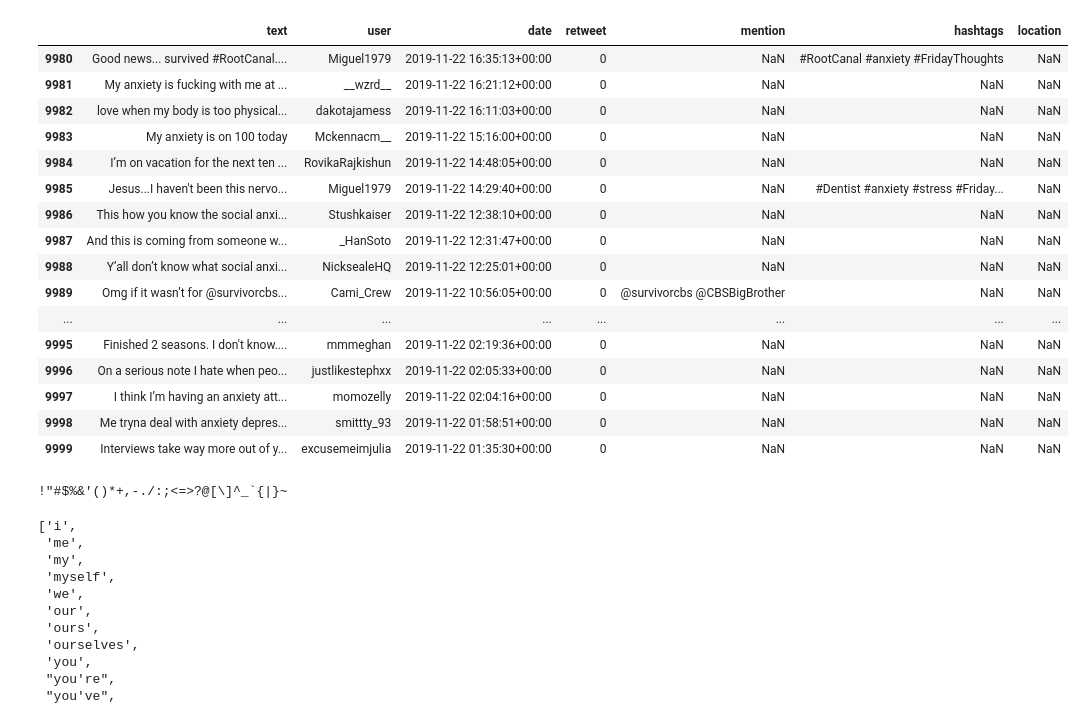
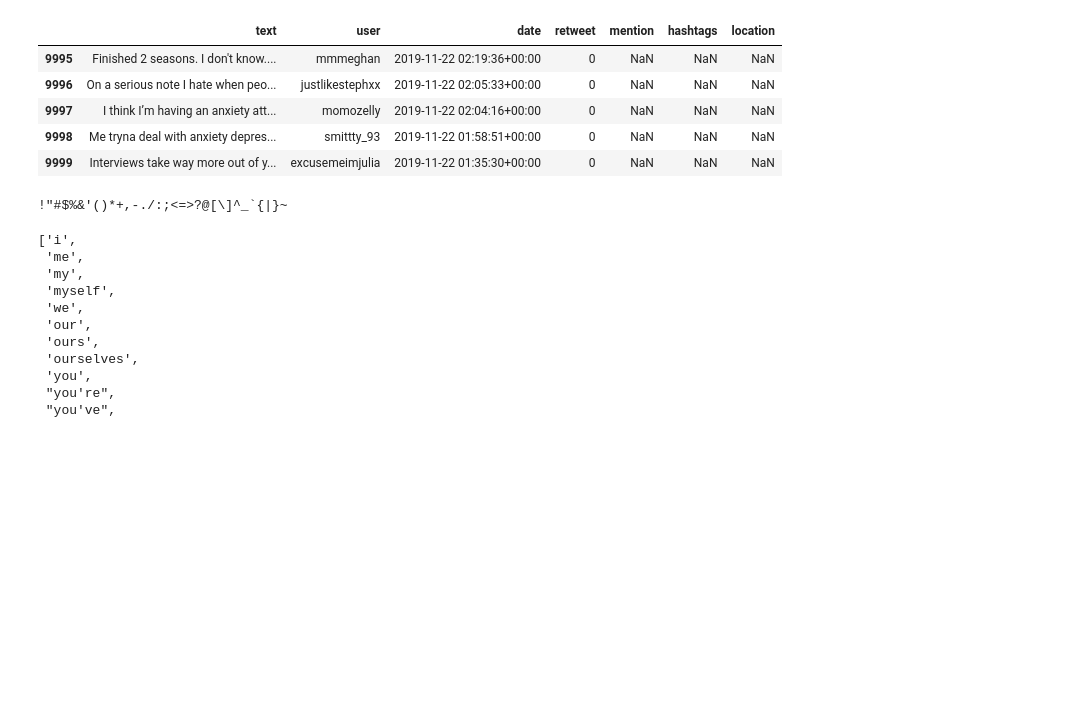
Before and after one commit to RobbieZifchak/nlp-tweets, a Jupyter notebook: LDA.ipynb, the cells around one changed output. Saved outputs shown, nothing was run; the diff lists cells and outputs as text; code cells hidden in the pictures; blank space fills up the shorter version.

Commit message:
notebook updates, create tweet dataset

```diff
--- a/LDA.ipynb
+++ b/LDA.ipynb
@@ -21,22 +21,11 @@ import re
 # %%
 pd.options.display.max_colwidth = 200
 # %%
-df = pd.read_csv('anxiety_tweets.csv')
+df = pd.read_csv('csv_files/anxiety_tweets.csv')
 # %%
-df.tail(20)
+df.tail(5)
 # %% [output]
 |  | text | user | date | retweet | mention | hashtags | location |
-| 9980 | Good news... survived #RootCanal.... | Miguel1979 | 2019-11-22 16:35:13+00:00 | 0 | NaN | #RootCanal #anxiety #FridayThoughts | NaN |
-| 9981 | My anxiety is fucking with me at ... | __wzrd__ | 2019-11-22 16:21:12+00:00 | 0 | NaN | NaN | NaN |
-| 9982 | love when my body is too physical... | dakotajamess | 2019-11-22 16:11:03+00:00 | 0 | NaN | NaN | NaN |
-| 9983 | My anxiety is on 100 today | Mckennacm__ | 2019-11-22 15:16:00+00:00 | 0 | NaN | NaN | NaN |
-| 9984 | I’m on vacation for the next ten ... | RovikaRajkishun | 2019-11-22 14:48:05+00:00 | 0 | NaN | NaN | NaN |
-| 9985 | Jesus...I haven't been this nervo... | Miguel1979 | 2019-11-22 14:29:40+00:00 | 0 | NaN | #Dentist #anxiety #stress #Friday... | NaN |
-| 9986 | This how you know the social anxi... | Stushkaiser | 2019-11-22 12:38:10+00:00 | 0 | NaN | NaN | NaN |
-| 9987 | And this is coming from someone w... | _HanSoto | 2019-11-22 12:31:47+00:00 | 0 | NaN | NaN | NaN |
-| 9988 | Y’all don’t know what social anxi... | NicksealeHQ | 2019-11-22 12:25:01+00:00 | 0 | NaN | NaN | NaN |
-| 9989 | Omg if it wasn’t for @survivorcbs... | Cami_Crew | 2019-11-22 10:56:05+00:00 | 0 | @survivorcbs @CBSBigBrother | NaN | NaN |
-| ... | ... | ... | ... | ... | ... | ... | ... |
 | 9995 | Finished 2 seasons. I don't know.... | mmmeghan | 2019-11-22 02:19:36+00:00 | 0 | NaN | NaN | NaN |
 | 9996 | On a serious note I hate when peo... | justlikestephxx | 2019-11-22 02:05:33+00:00 | 0 | NaN | NaN | NaN |
 | 9997 | I think I’m having an anxiety att... | momozelly | 2019-11-22 02:04:16+00:00 | 0 | NaN | NaN | NaN |
```
Also changed, not shown: parts of 63 cells of this notebook, 3 other files.
